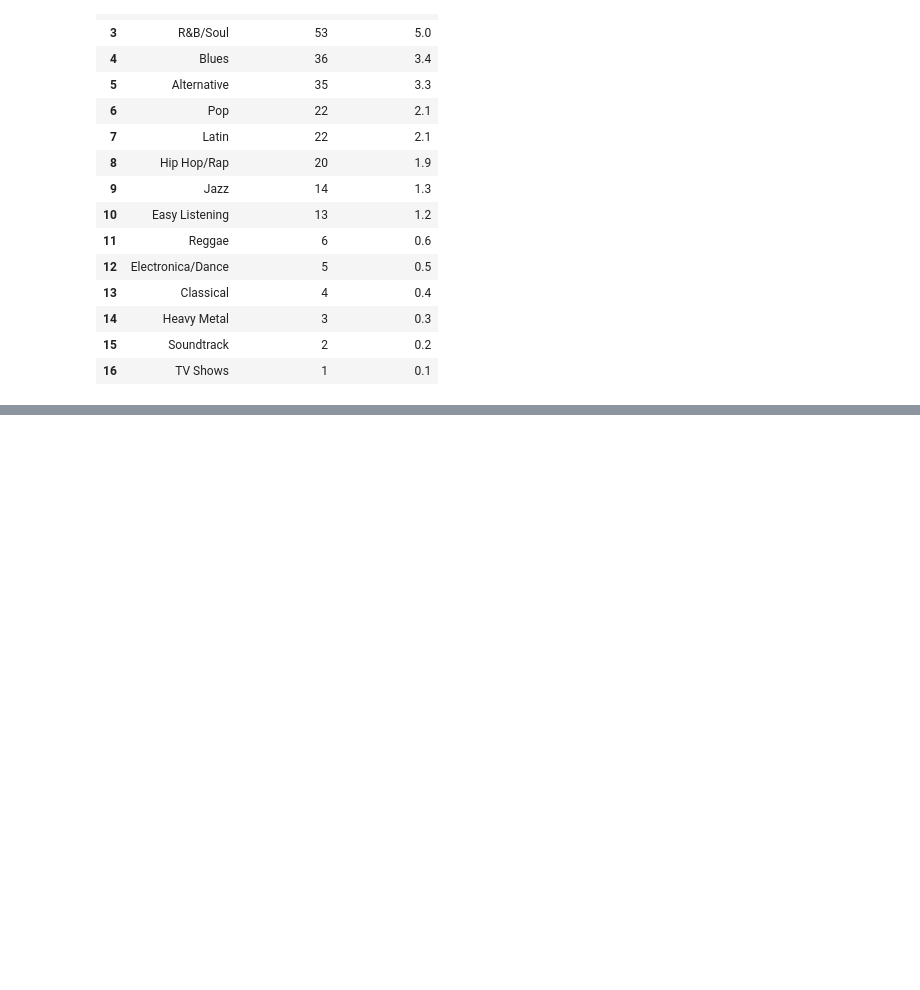
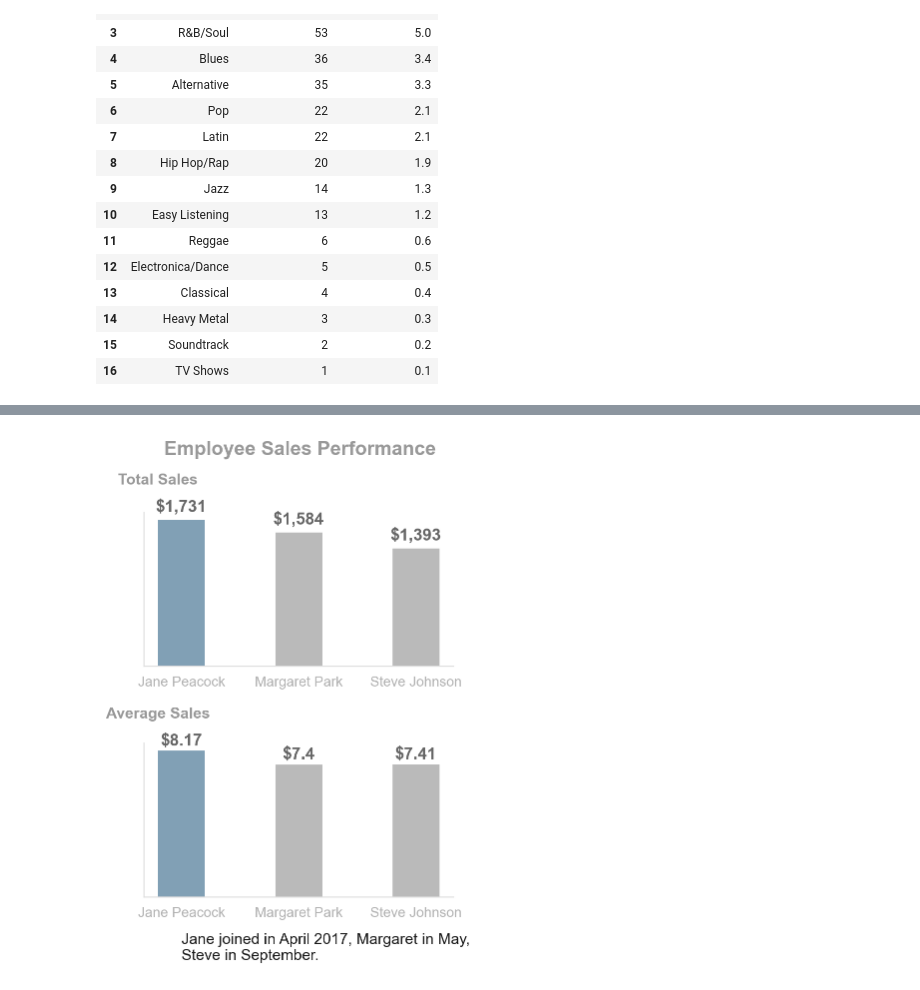
Before and after one commit to Lippins/Business_questions_in_SQL, a Jupyter notebook: notebook.ipynb, the cells around one changed output, grey strips where cells are left out. Saved outputs shown, nothing was run; the diff lists cells and outputs as text; code cells hidden in the pictures; blank space fills up the shorter version.

Commit message:
feat: Visualize employee sales

```diff
--- a/notebook.ipynb
+++ b/notebook.ipynb
@@ -17,9 +17,12 @@ import numpy as np
 import pandas as pd
 import matplotlib.pyplot as plt
 import plotly.express as px
+import seaborn as sns
 from sqlalchemy import create_engine
 
 %matplotlib inline
+%config InlineBackend.figure_format = 'retina'
+plt.style.use('default')
 # %% [markdown]
 ## Connecting to the Database
 ---
@@ -163,0 +202,54 @@ fig.show('svg')
+# %%
+fig = plt.figure(figsize=(4, 5))
+
+# Total sales chart
+plt.subplot(2, 1, 1)
+plt.bar(data=df, x='sales_rep_name', height='total_sales', width=0.4, color='#BABABA')
+plt.bar(data=df.query('sales_rep_name=="Jane Peacock"'), alpha=0.3,
+        x='sales_rep_name', height='total_sales', width=0.4, color='#0064AB')
+
+# Add chart label
+plt.text(x=-0.2, y=2150, s='Total Sales', size=11, fontfamily='Arial',
+         fontweight='bold', alpha=0.4, ha='center')
+
+# Annotate total sales on each bar
+for sales, index in zip(df.total_sales, range(3)):
+    plt.text(x=index, y=sales+100, s= '${:,}'.format(sales), ha='center',
+             fontfamily='Arial', fontweight='bold', alpha=0.6, size=12)
+
+# Add main chart title
+plt.text(x=-0.15, y=2500, s='Employee Sales Performance', size=14, alpha=0.4, fontfamily='Arial',
+        fontweight='bold')
+
+# Average sales chart
+plt.subplot(2, 1, 2)
+plt.bar(data=df, x='sales_rep_name', height='sales_per_customer', width=0.4, color='#BABABA')
+plt.bar(data=df.query('sales_rep_name=="Jane Peacock"'), alpha=0.3,
+        x='sales_rep_name', height='sales_per_customer', width=0.4, color='#0064AB')
+
+# Annotate average sales on each bar
+for sales, index in zip(df.sales_per_customer, range(3)):
+    plt.text(x=index, y=sales+0.3, s= '${:,}'.format(sales), ha='center',
+             fontfamily='Arial', fontweight='bold', alpha=0.6, size=12)
+
+# Add chart label
+plt.text(x=-0.2, y=10, s='Average Sales', size=11, fontfamily='Arial',
+         fontweight='bold', alpha=0.4, ha='center')
+
+# Footnote
+plt.text(x=0, y=-3.5, s='Jane joined in April 2017, Margaret in May,\nSteve in September.',
+         size=11, fontfamily='Arial', alpha=0.9)
+
+# Set common attributes to both charts
+for ax in fig.get_axes():
+    plt.sca(ax)
+    sns.despine()
+    ax.tick_params(left=False, bottom=False)
+    for loc in ['left', 'bottom']:
+        ax.spines[loc].set_color('#DDD')
+    plt.xticks(fontfamily='Arial', size=10, alpha=0.3)
+    plt.yticks([])
+
+plt.subplots_adjust(hspace=0.5)
+# %% [output]
+[figure, added]
```
Also changed, not shown: parts of 3 cells of this notebook.
